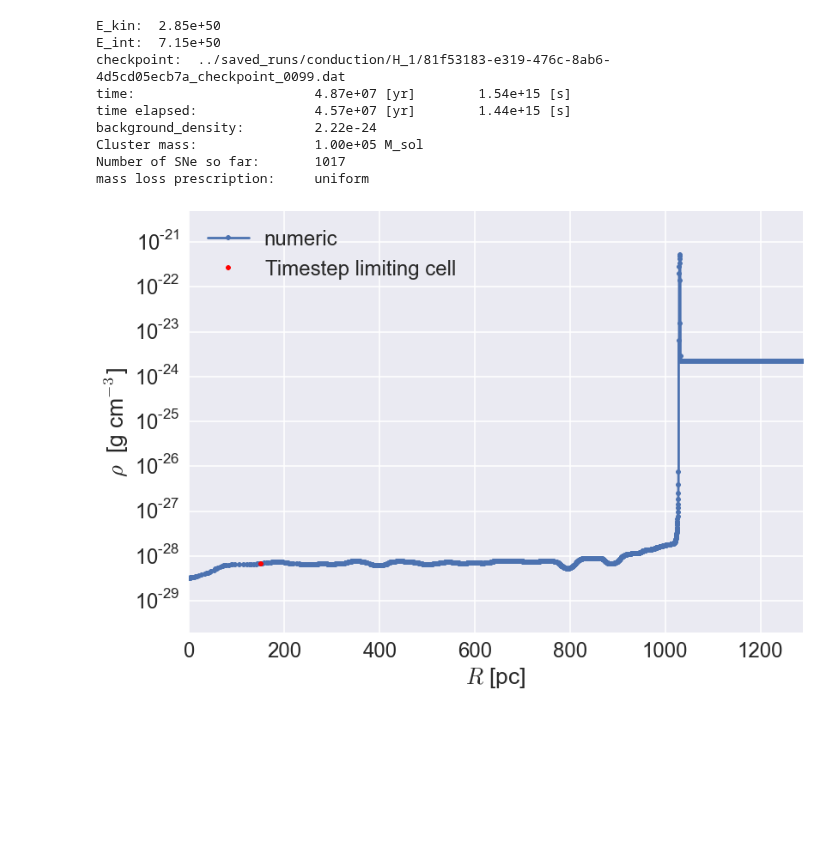
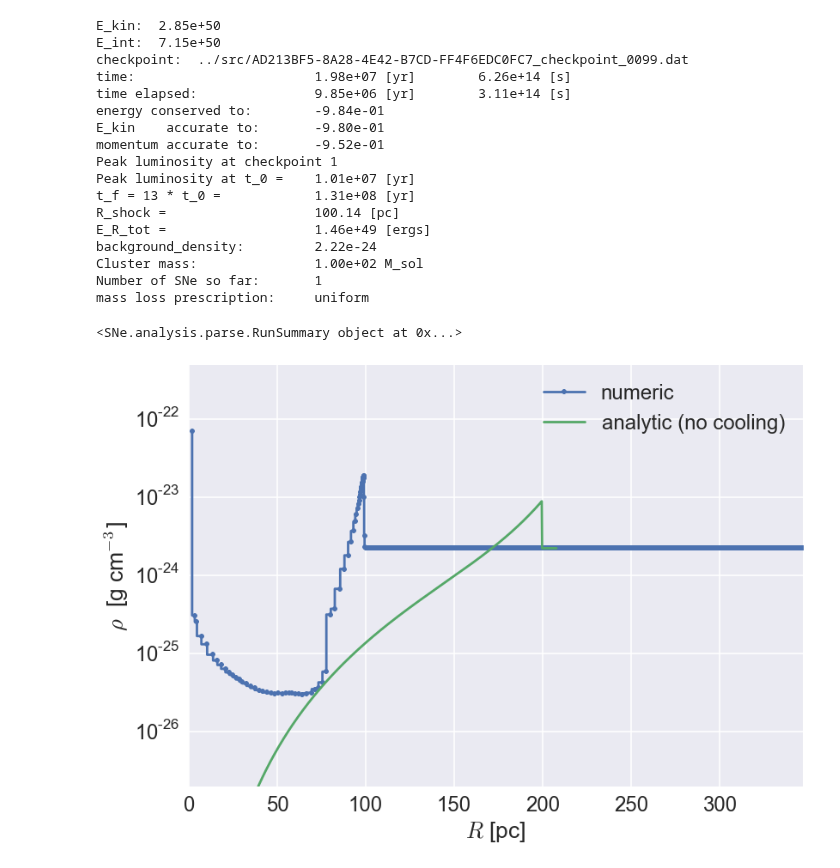
Before and after one commit to egentry/clustered_SNe, a Jupyter notebook: analysis/visualize.ipynb, the cells around one changed output. Drawn from its saved outputs; the diff is of its cells as text; code cells hidden in the pictures; blank space fills up the shorter version.

```diff
--- a/analysis/visualize.ipynb
+++ b/analysis/visualize.ipynb
@@ -14,7 +14,6 @@ from ipywidgets import FloatSlider, IntSlider, Dropdown
 from ipywidgets import Checkbox, RadioButtons, fixed
 
 from IPython.display import display, Math, clear_output
-
 
 from astropy.convolution import convolve, Gaussian1DKernel
 
@@ -47,3 +46,19 @@ from SNe.analysis.parse import RunSummary, Overview, parse_run, cols
 
 
 general_string_format = ".2e"
+
+from SNe.analysis.visualize_helpers import plotter, single_run, \
+                                           conduction_comparisons, \
+                                           parameter_study_wrapper, \
+                                           SNe_distplot, \
+                                           plot_zones, \
+                                           plot_shock_location, \
+                                           plot_energy, \
+                                           plot_momentum, \
+                                           plot_luminosity
+
+
+
+
+# Holds the most recent run, if more analysis is desired
+last_run = RunSummary()
@@ -378,22 +65,41 @@ def conduction_comparisons(mass, H_0, data_dir, num_SNe=1):
-# %%
-data_dir = "../src/"
-data_dir = "../saved_runs/conduction/H_1"
-
-# you don't need the full uuid, just enough to distinguish it
-id = "81f53183"
-
-last_run = single_run(data_dir=data_dir, id=id)
-# %% [output]
-E_kin:  2.85e+50
-E_int:  7.15e+50
-checkpoint:  ../saved_runs/conduction/H_1/81f53183-e319-476c-8ab6-4d5cd05ecb7a_checkpoint_0099.dat
-time:                       4.87e+07 [yr]        1.54e+15 [s]
-time elapsed:               4.57e+07 [yr]        1.44e+15 [s]
-background_density:         2.22e-24
-Cluster mass:               1.00e+05 M_sol
-Number of SNe so far:       1017
-mass loss prescription:     uniform
-[figure, removed]
+# %%
+data_dir_default = "../src/"
+# data_dir_default = "../saved_runs/conduction/H_1"
+
+# you don't need the full uuid, just enough to distinguish it
+# id_default = "9d9618ad"
+id_default = ""
+
+# last_run = single_run(data_dir=data_dir_default, id=id_default)
+result_widget = interact_manual(single_run,
+                                data_dir = widgets.Text(data_dir_default),
+                                id = widgets.Text(id_default))
+def update_last_run_single_run(widget):
+    """Copy the latest result into last_run
+
+    Don't reuse this function definition; needs to be bound to the correct result_widget"""
+    last_run.replace_with(result_widget.widget.result)
+result_widget.widget.children[-1].on_click(update_last_run_single_run)
+# %% [output]
+E_kin:  2.85e+50
+E_int:  7.15e+50
+checkpoint:  ../src/AD213BF5-8A28-4E42-B7CD-FF4F6EDC0FC7_checkpoint_0099.dat
+time:                       1.98e+07 [yr]        6.26e+14 [s]
+time elapsed:               9.85e+06 [yr]        3.11e+14 [s]
+energy conserved to:        -9.84e-01
+E_kin    accurate to:       -9.80e-01
+momentum accurate to:       -9.52e-01
+Peak luminosity at checkpoint 1
+Peak luminosity at t_0 =    1.01e+07 [yr]
+t_f = 13 * t_0 =            1.31e+08 [yr]
+R_shock =                   100.14 [pc]
+E_R_tot =                   1.46e+49 [ergs]
+background_density:         2.22e-24
+Cluster mass:               1.00e+02 M_sol
+Number of SNe so far:       1
+mass loss prescription:     uniform
+<SNe.analysis.parse.RunSummary object at 0x...>
+[figure, added]
 # %%
 data_dir = "../saved_runs/conduction/H_1"
 H_0 = "H_0" in data_dir
```
Also changed, not shown: parts of 17 cells of this notebook, 4 other files.
